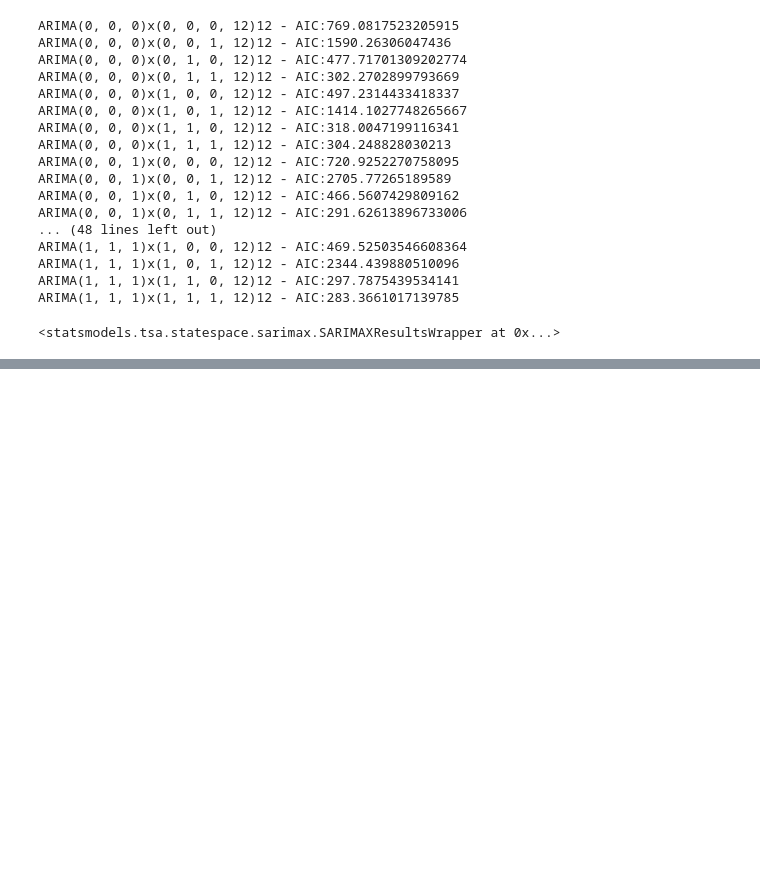
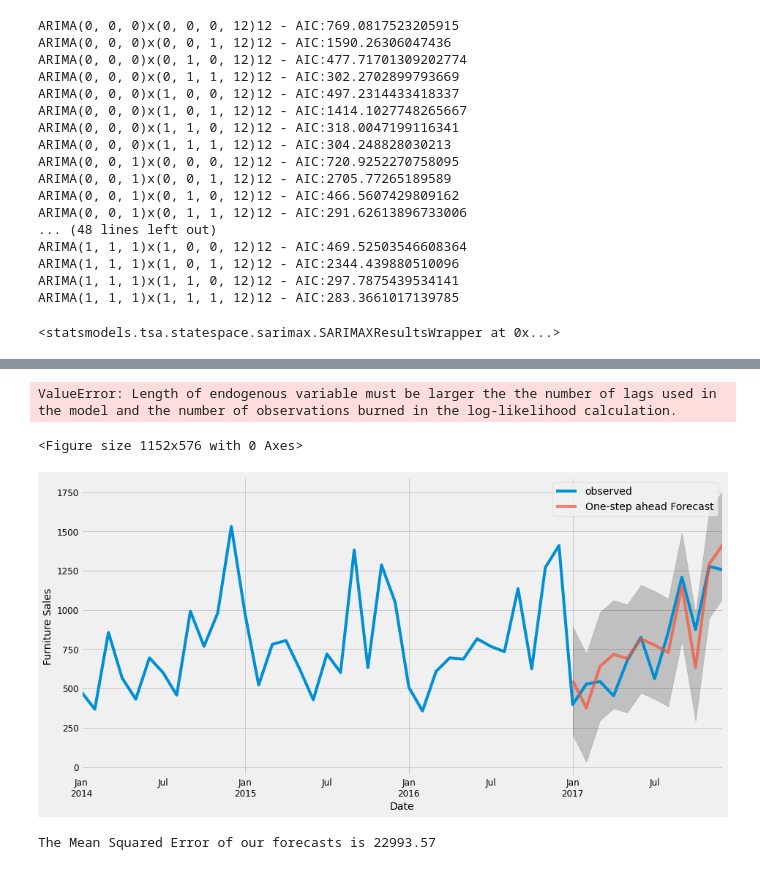
Before and after one commit to shhreyaa/TSA-using-Arima-Model, a Jupyter notebook: Minor.ipynb, the cells around one changed output, grey strips where cells are left out. Cells and saved outputs as stored; diff of their text form; code cells hidden in the pictures; blank space fills up the shorter version.

Commit message:
Arima Model used for forecasting

```diff
--- a/Minor.ipynb
+++ b/Minor.ipynb
@@ -216,3 +216,11 @@ ARIMA(1, 1, 1)x(1, 1, 1, 12)12 - AIC:283.3661017139785
 results
 # %% [output]
 <statsmodels.tsa.statespace.sarimax.SARIMAXResultsWrapper at 0x...>
+# %%
+mod = sm.tsa.statespace.SARIMAX(y,
+                                order=(1, 1, 1),
+                                seasonal_order=(1, 1, 0, 12),
+                                enforce_stationarity=False,
+                                enforce_invertibility=False)
+results = mod.fit()
+print(results.summary().tables[1])
@@ -218,0 +236,28 @@ results
+# %%
+results.plot_diagnostics(figsize=(16, 8))
+plt.show()
+# %% [output]
+ValueError: Length of endogenous variable must be larger the the number of lags used in the model and the number of observations burned in the log-likelihood calculation.
+<Figure size 1152x576 with 0 Axes>
+# %%
+pred = results.get_prediction(start=pd.to_datetime('2017-01-01'), dynamic=False)
+pred_ci = pred.conf_int()
+# for the graph
+ax = y['2014':].plot(label='observed')
+pred.predicted_mean.plot(ax=ax, label='One-step ahead Forecast', alpha=.7, figsize=(14, 7))
+ax.fill_between(pred_ci.index,
+                pred_ci.iloc[:, 0],
+                pred_ci.iloc[:, 1], color='k', alpha=.2)
+ax.set_xlabel('Date')
+ax.set_ylabel('Furniture Sales')
+plt.legend()
+plt.show()
+# %% [output]
+[figure, added]
+# %%
+y_forecasted = pred.predicted_mean
+y_truth = y['2017-01-01':]
+mse = ((y_forecasted - y_truth) ** 2).mean()
+print('The Mean Squared Error of our forecasts is {}'.format(round(mse, 2)))
+# %% [output]
+The Mean Squared Error of our forecasts is 22993.57
```
Also changed, not shown: parts of 9 cells of this notebook.
